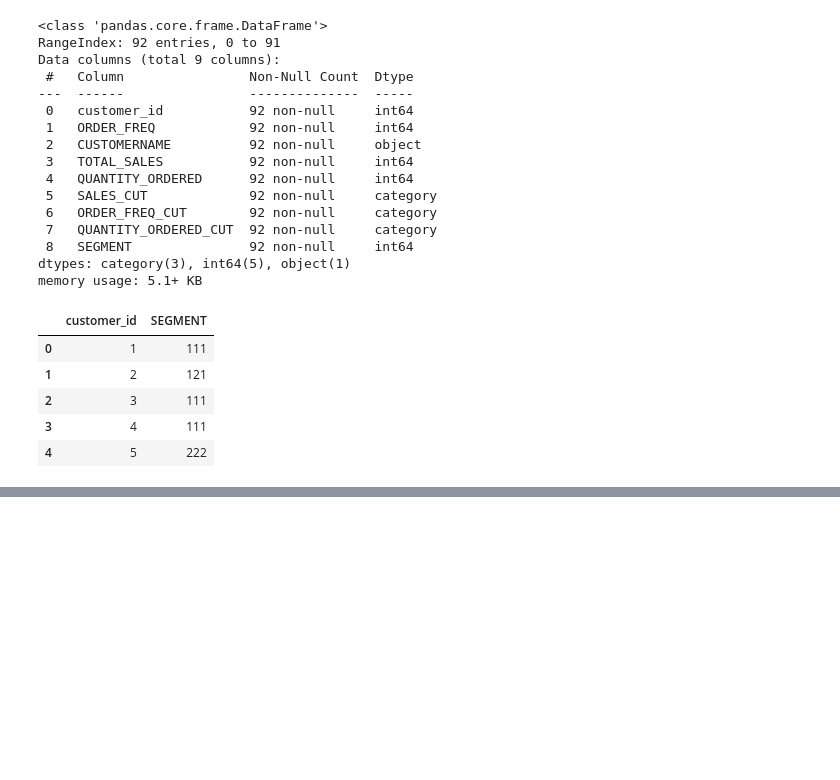
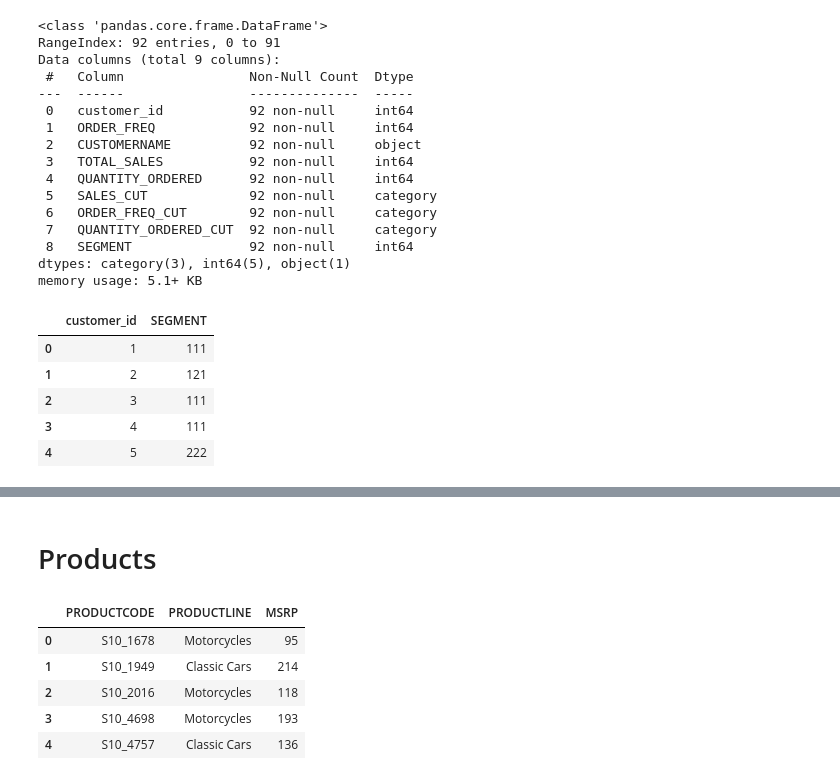
Before and after one commit to AshNumpy/Sales-End-to-End-ML-Project, a Jupyter notebook: Machine-Learning/feature-extraction.ipynb, the cells around one changed output, grey strips where cells are left out. Cells and saved outputs as stored; diff of their text form; code cells hidden in the pictures; blank space fills up the shorter version.

```diff
--- a/Machine-Learning/feature-extraction.ipynb
+++ b/Machine-Learning/feature-extraction.ipynb
@@ -220,3 +220,14 @@ customers.head()
 | 4 | Corporate Gift Ideas Co. | 6505551386 | 7734 Strong St. | Bilinmiyor | San Francisco | CA | Bilinmiyor | USA | Bilinmiyor | ... |
 # %%
 customers.to_csv("../Database/customers.csv")
+# %% [markdown]
+# Products
+# %%
+products.head()
+# %% [output]
+|  | PRODUCTCODE | PRODUCTLINE | MSRP |
+| 0 | S10_1678 | Motorcycles | 95 |
+| 1 | S10_1949 | Classic Cars | 214 |
+| 2 | S10_2016 | Motorcycles | 118 |
+| 3 | S10_4698 | Motorcycles | 193 |
+| 4 | S10_4757 | Classic Cars | 136 |
```
Also changed, not shown: parts of 14 cells of this notebook.
